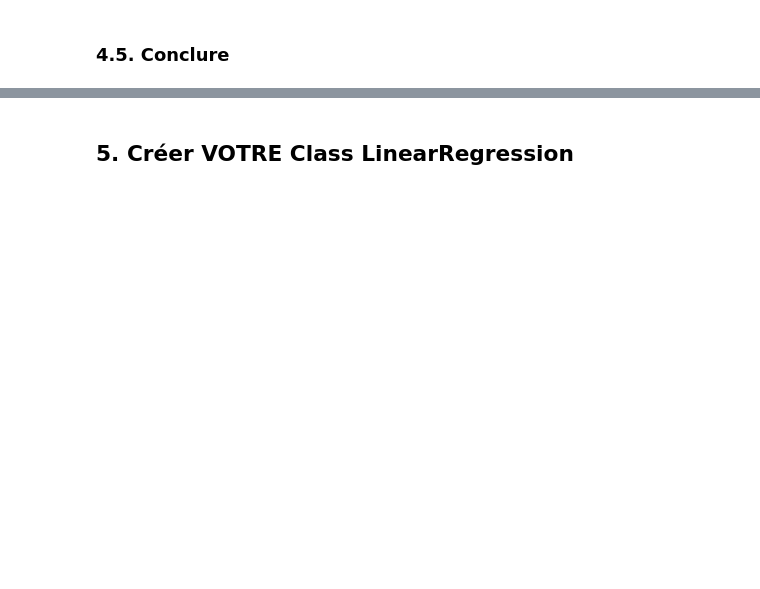
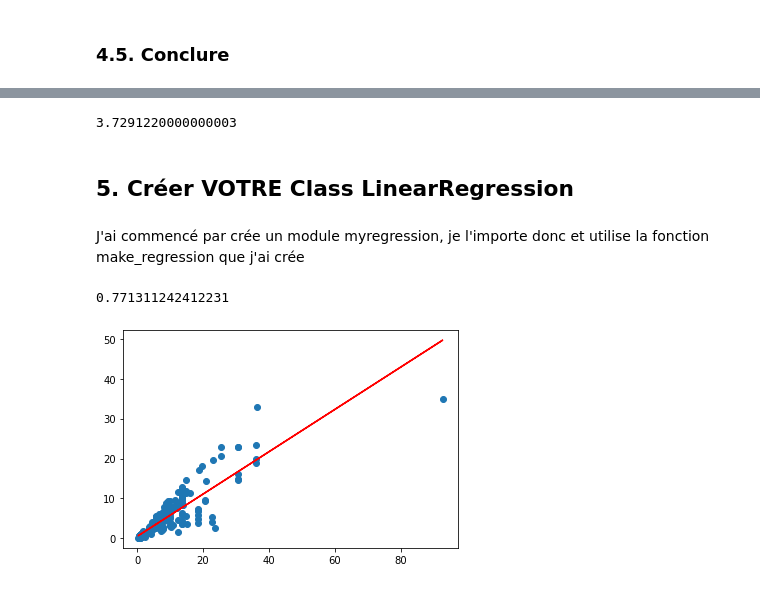
Before and after one commit to Ludo-R/CarPurchase-Project, a Jupyter notebook: carpurchase.ipynb, the cells around one changed output, grey strips where cells are left out. Saved outputs shown, nothing was run; the diff lists cells and outputs as text; code cells hidden in the pictures; blank space fills up the shorter version.

Commit message:
add myregression.py

```diff
--- a/carpurchase.ipynb
+++ b/carpurchase.ipynb
@@ -307,0 +265,26 @@ donc 4.248
+# %%
+df['Trans'] = df['Transmission'].replace({'Manual':0, 'Automatic':1})
+
+y = df['Selling_Price'].values
+x = df[['Year', 'Kms_Driven','Trans', 'Present_Price']].values
+
+mline = linear_model.LinearRegression(fit_intercept = True)
+mline.fit(x, y)
+#pred = mline.predict(x)
+
+
+#coef = mline.coef_
+#inter = mline.intercept_
+
+#year1 = 2014
+#kms_driven1 = 27000
+#trans1 = 0
+#present_price1 = 5.59
+
+#prediction = coef * year1 + inter
+
+#print("Best price : %s" % prediction)
+
+score = mline.score(x, y)
+
+print("R2 : %s" % score)
@@ -308,2 +325,20 @@ donc 4.248
+# %%
+print(predict_better_car(2014, 27000, 0, 5.59))
+
+#row 4 swift  2014    4.60    6.87   42450   Diesel
+# %% [output]
+3.7291220000000003
 # %% [markdown]
 ## 5. Créer VOTRE Class LinearRegression
+# %% [markdown]
+J'ai commencé par crée un module myregression, je l'importe donc et utilise la fonction make_regression que j'ai crée
+# %%
+import myregression as mr
+
+x = df["Present_Price"].values
+y = df["Selling_Price"].values
+
+mr.make_regression(x,y)
+# %% [output]
+0.771311242412231
+[figure, added]
```
Also changed, not shown: parts of 15 cells of this notebook, 1 other file.
